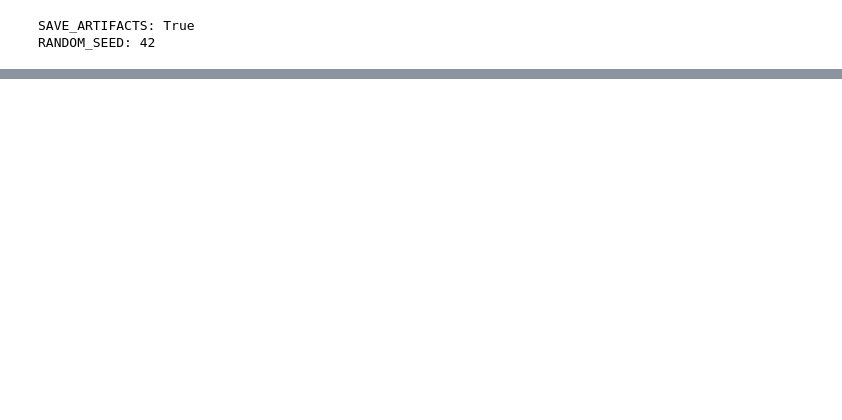
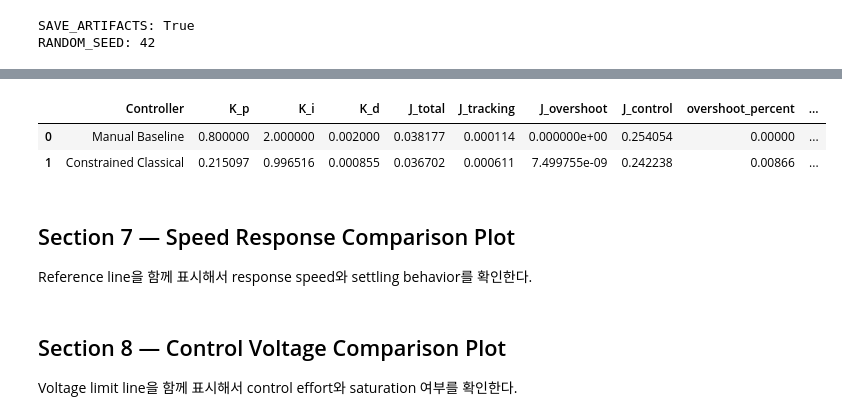
Before and after one commit to sw030701-ai/motor-control-optimization, a Jupyter notebook: experiments/03_pid_optimization.ipynb, the cells around one changed output, grey strips where cells are left out. Saved outputs shown, nothing was run; the diff lists cells and outputs as text; code cells hidden in the pictures; blank space fills up the shorter version.

```diff
--- a/experiments/03_pid_optimization.ipynb
+++ b/experiments/03_pid_optimization.ipynb
@@ -855,0 +443,65 @@ PID optimization records saved.
+# %%
+def simulate_and_summarize(label, gains):
+    result = simulate_pid(
+        motor_params=params,
+        gains=gains,
+        omega_ref=OMEGA_REF,
+        V_max=V_MAX,
+        simulation_time=SIMULATION_TIME,
+        dt=DT,
+        load_torque=LOAD_TORQUE,
+    )
+    cost = compute_cost(result, omega_ref=OMEGA_REF, V_max=V_MAX)
+    return result, {
+        "Controller": label,
+        "K_p": gains.K_p,
+        "K_i": gains.K_i,
+        "K_d": gains.K_d,
+        "J_total": cost["total"],
+        "J_tracking": cost["tracking"],
+        "J_overshoot": cost["overshoot_cost"],
+        "J_control": cost["control"],
+        "overshoot_percent": cost["overshoot_percent"],
+        "settling_time": cost["settling_time"],
+        "steady_state_error_percent": cost["steady_state_error_percent"],
+        "voltage_max_abs": cost["voltage_max_abs"],
+        "saturation_percent": cost["saturation_percent"],
+        "omega_final": cost["omega_final"],
+        "feasible": is_feasible_v1(cost),
+    }
+
+responses = {}
+rows = []
+for label, gains in [
+    ("Manual Baseline", baseline_gains),
+    ("Constrained Classical", constrained_classical_gains),
+]:
+    result, row = simulate_and_summarize(label, gains)
+    responses[label] = result
+    rows.append(row)
+
+comparison = pd.DataFrame(rows)
+baseline_j = float(comparison.loc[comparison["Controller"] == "Manual Baseline", "J_total"].iloc[0])
+comparison["J_improvement_vs_baseline_percent"] = (
+    (baseline_j - comparison["J_total"]) / baseline_j * 100.0
+)
+
+comparison_columns = [
+    "Controller",
+    "K_p", "K_i", "K_d",
+    "J_total", "J_tracking", "J_overshoot", "J_control",
+    "overshoot_percent", "settling_time", "steady_state_error_percent",
+    "voltage_max_abs", "saturation_percent", "omega_final",
+    "feasible", "J_improvement_vs_baseline_percent",
+]
+
+assert comparison["feasible"].all(), "Both final comparison controllers must satisfy v1 constraints."
+display(comparison[comparison_columns])
+# %% [output]
+|  | Controller | K_p | K_i | K_d | J_total | J_tracking | J_overshoot | J_control | overshoot_percent | ... |
+| 0 | Manual Baseline | 0.800000 | 2.000000 | 0.002000 | 0.038177 | 0.000114 | 0.000000e+00 | 0.254054 | 0.00000 | ... |
+| 1 | Constrained Classical | 0.215097 | 0.996516 | 0.000855 | 0.036702 | 0.000611 | 7.499755e-09 | 0.242238 | 0.00866 | ... |
+# %% [markdown]
+## Section 7 — Speed Response Comparison Plot
+
+Reference line을 함께 표시해서 response speed와 settling behavior를 확인한다.
@@ -855,0 +524,4 @@ PID optimization records saved.
+# %% [markdown]
+## Section 8 — Control Voltage Comparison Plot
+
+Voltage limit line을 함께 표시해서 control effort와 saturation 여부를 확인한다.
```
Also changed, not shown: parts of 45 cells of this notebook, 27 other files.
